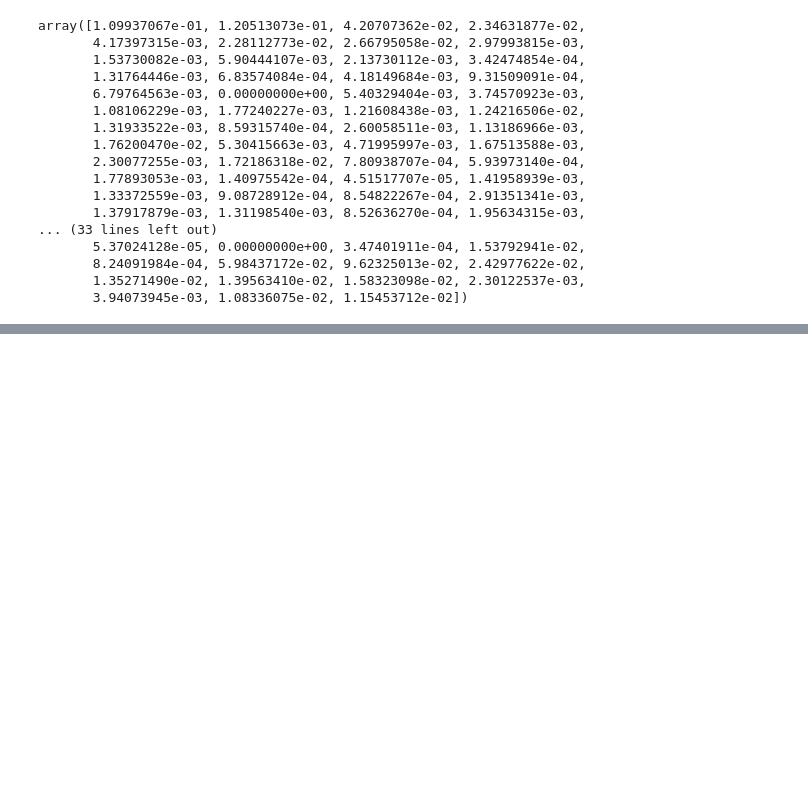
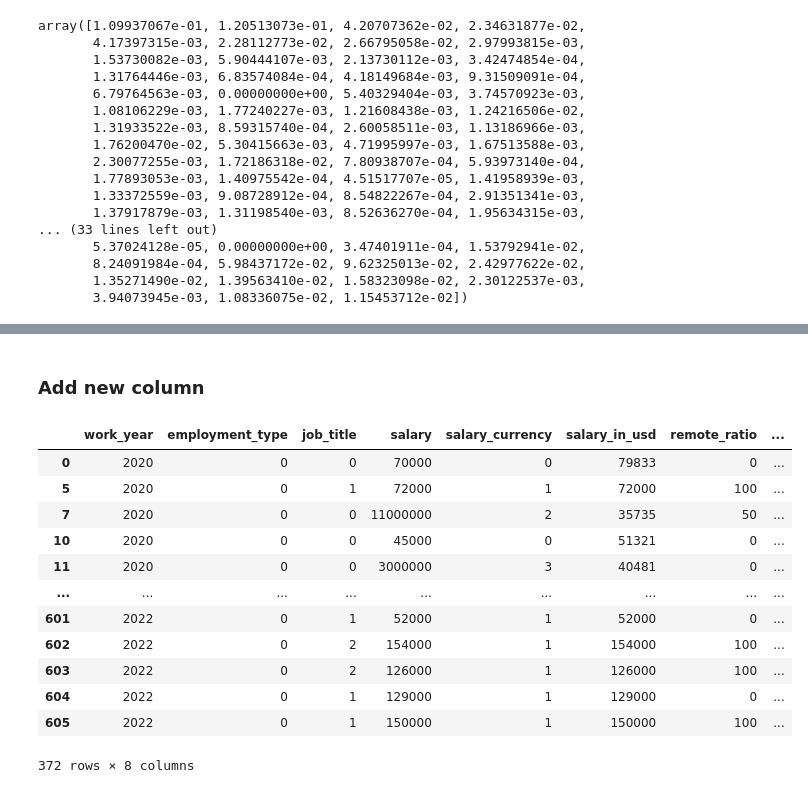
Before and after one commit to ceceliamcmillan/FinalProjectGroup01, a Jupyter notebook: NensiPandya- Final Project.ipynb, the cells around one changed output, grey strips where cells are left out. Drawn from its saved outputs; the diff is of its cells as text; code cells hidden in the pictures; blank space fills up the shorter version.

```diff
--- a/NensiPandya- Final Project.ipynb
+++ b/NensiPandya- Final Project.ipynb
@@ -713,0 +720,2 @@ sorted(zip(rf_model.feature_importances_, X.columns), reverse=True)
+# %%
+df2 = ds_salary_df[ds_salary_df['job_title'].isin(['Data Engineer', 'Data Scientist', 'Data Analyst'])]
@@ -713,0 +731,2 @@ sorted(zip(rf_model.feature_importances_, X.columns), reverse=True)
+# %%
+df2 = df2.drop(['experience_level', 'employee_residence','company_location', 'company_size'], axis=1)
@@ -713,0 +742,29 @@ sorted(zip(rf_model.feature_importances_, X.columns), reverse=True)
+# %%
+#identify categorical variables
+salary_currency = df2.dtypes[df2.dtypes == "object"].index.tolist()
+
+#convert all categorical variables to numeric
+df2[salary_currency] = df2[salary_currency].apply(lambda x: pd.factorize(x)[0])
+# %% [markdown]
+### Add new column
+# %%
+#
+df2['same_job_title'] = df2.apply(lambda x:  'job_title'
+                                      if x['salary'] == x['salary_currency']
+                                      else 'Data Analyst', axis=1)
+# %%
+df2
+# %% [output]
+|  | work_year | employment_type | job_title | salary | salary_currency | salary_in_usd | remote_ratio | ... |
+| 0 | 2020 | 0 | 0 | 70000 | 0 | 79833 | 0 | ... |
+| 5 | 2020 | 0 | 1 | 72000 | 1 | 72000 | 100 | ... |
+| 7 | 2020 | 0 | 0 | 11000000 | 2 | 35735 | 50 | ... |
+| 10 | 2020 | 0 | 0 | 45000 | 0 | 51321 | 0 | ... |
+| 11 | 2020 | 0 | 0 | 3000000 | 3 | 40481 | 0 | ... |
+| ... | ... | ... | ... | ... | ... | ... | ... | ... |
+| 601 | 2022 | 0 | 1 | 52000 | 1 | 52000 | 0 | ... |
+| 602 | 2022 | 0 | 2 | 154000 | 1 | 154000 | 100 | ... |
+| 603 | 2022 | 0 | 2 | 126000 | 1 | 126000 | 100 | ... |
+| 604 | 2022 | 0 | 1 | 129000 | 1 | 129000 | 0 | ... |
+| 605 | 2022 | 0 | 1 | 150000 | 1 | 150000 | 100 | ... |
+372 rows × 8 columns
```
Also changed, not shown: parts of 29 cells of this notebook.
